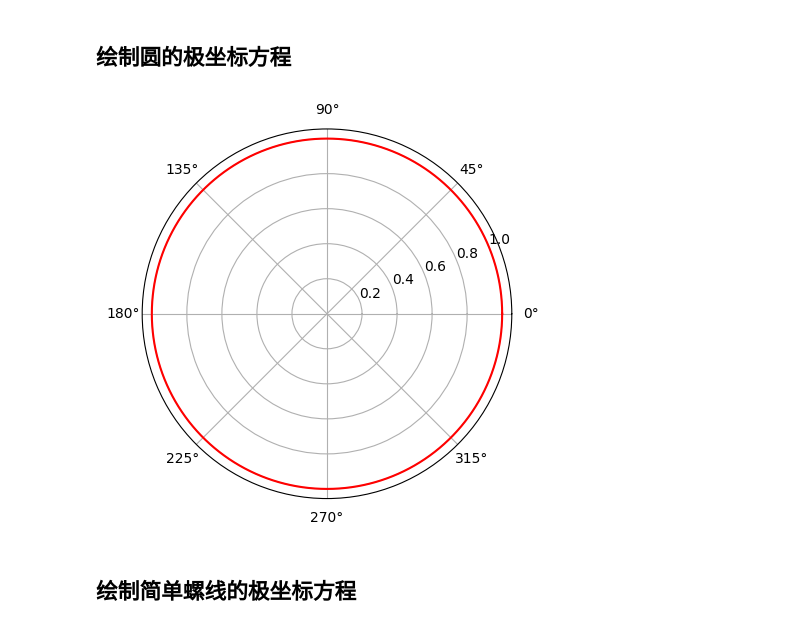
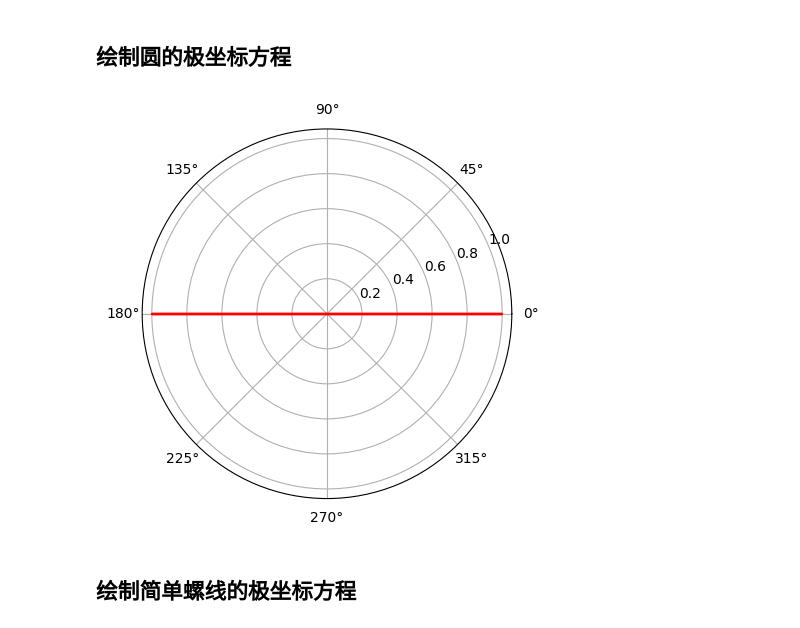
Before and after one commit to Vincy1230/python-data-analysis, a Jupyter notebook: 期中报告/main.ipynb, the cells around one changed output. Drawn from its saved outputs; the diff is of its cells as text; code cells hidden in the pictures.

```diff
--- a/期中报告/main.ipynb
+++ b/期中报告/main.ipynb
@@ -31,18 +31,18 @@ python 中，极坐标曲线图的绘制使用`plt.polar()`函数，其参数`th
 # %%
 """
 圆的方程: rho = C
 """
 import matplotlib.pyplot as plt #导入绘图模块
 import math #导入数学模块
 
-thetas = [math.pi/180*i for i in range(0, 361)] #生成角度列表
-rhos = [1] * 361
+thetas = [math.pi/9*i for i in range(0, 10)] #生成角度列表
+rhos = [1] * 10
 
 fig = plt.figure() #新建画布
 plt.polar(thetas, rhos, "r-") #极坐标画图
 plt.show()
 # %% [output]
-[figure, old version]
+[figure, new version]
 # %% [markdown]
 ## 绘制简单螺线的极坐标方程
 # %%
```
Also changed, not shown: 1 other file.
